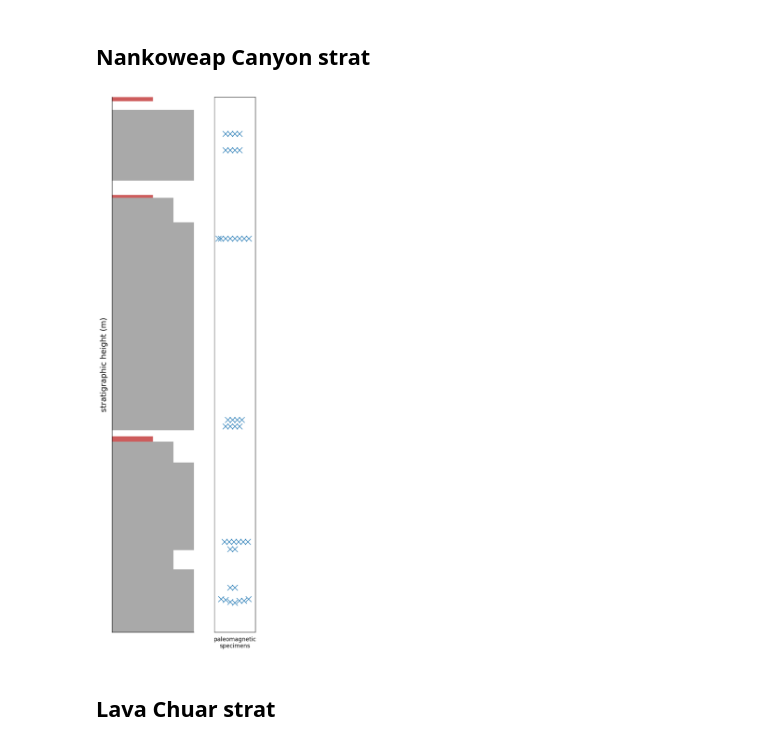
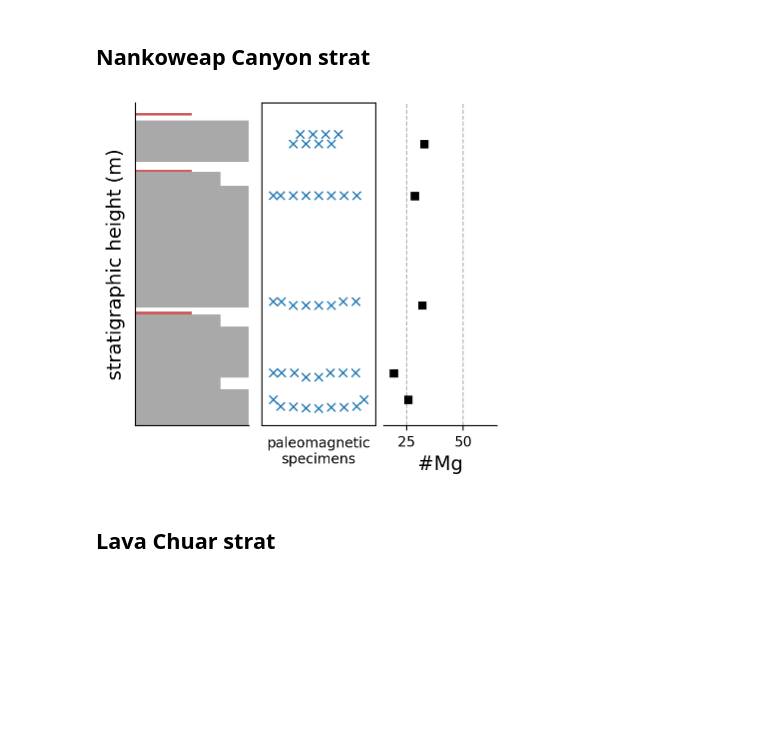
Before and after one commit to Swanson-Hysell-Group/2024_SWLLIP, a Jupyter notebook: code/Cardenas_strat.ipynb, the cells around one changed output. Cells and saved outputs as stored; diff of their text form; code cells hidden in the pictures; blank space fills up the shorter version.

Commit message:
update cardenas strat figure

```diff
--- a/code/Cardenas_strat.ipynb
+++ b/code/Cardenas_strat.ipynb
@@ -44 +63,5 @@ display(Basalt_Canyon_data.head())
+# %%
+Nankoweap_sample_XRF = pd.merge(Nankoweap_sample_strat, new_XRF_norm_major, left_on='sample', right_index=True)
+Lava_Chuar_sample_XRF = pd.merge(Lava_Chuar_sample_strat, new_XRF_norm_major, left_on='sample', right_index=True)
+Basalt_Canyon_sample_XRF = pd.merge(Basalt_Canyon_sample_strat, new_XRF_norm_major, left_on='sample', right_index=True)
 # %% [markdown]
@@ -55,3 +79,7 @@ cover                   white
 sandstone           indianred
 volcaniclastic            tan
 dtype: object
+# %%
+swatches = [717, 602, 0, 607, 715]
+swatch_chart = pd.Series(index=lithology, data = swatches)
+swatch_chart
@@ -72,12 +107,15 @@ dtype: float64
 # %%
 Nankoweap_Canyon_data['color'] = [color_chart[i] for i in Nankoweap_Canyon_data['lithology']]
 Nankoweap_Canyon_data['width'] = [width_chart[i] for i in Nankoweap_Canyon_data['grain size']]
+Nankoweap_Canyon_data['swatch'] = [swatch_chart[i] for i in Nankoweap_Canyon_data['lithology']]
 
 Lava_Chuar_data['color'] = [color_chart[i] for i in Lava_Chuar_data['lithology']]
 Lava_Chuar_data['width'] = [width_chart[i] for i in Lava_Chuar_data['grain size']]
+Lava_Chuar_data['swatch'] = [swatch_chart[i] for i in Lava_Chuar_data['lithology']]
 
 Basalt_Canyon_data['color'] = [color_chart[i] for i in Basalt_Canyon_data['lithology']]
 Basalt_Canyon_data['width'] = [width_chart[i] for i in Basalt_Canyon_data['grain size']]
+Basalt_Canyon_data['swatch'] = [swatch_chart[i] for i in Basalt_Canyon_data['lithology']]
 # %% [markdown]
 ## Nankoweap Canyon strat
 # %%
@@ -85,32 +123,42 @@ Basalt_Canyon_data['width'] = [width_chart[i] for i in Basalt_Canyon_data['grain
 Nankoweap_section = pystrat.Section(Nankoweap_Canyon_data['thickness'], Nankoweap_Canyon_data['lithology'])
 
 # create a pystrat Style from the styling files
-Nankoweap_style = pystrat.Style('facies',Nankoweap_Canyon_data['lithology'],Nankoweap_Canyon_data['color'],
-                         'facies',Nankoweap_Canyon_data['lithology'],Nankoweap_Canyon_data['width'],
-                          0.1, 2)
+Nankoweap_style = pystrat.Style(Nankoweap_Canyon_data['lithology'], Nankoweap_Canyon_data['color'],
+                                Nankoweap_Canyon_data['width'])
 # %%
-fig, ax = pystrat.plot_stratigraphy(Nankoweap_section, Nankoweap_style, ncols = 2, linewidth=0., col_widths=0.5)
+fig, ax = plt.subplots(1, 3, figsize=(4, 3.8), sharey=True, constrained_layout=True)
+Nankoweap_section.plot(Nankoweap_style, ax=ax[0], linewidth=0)
 
 ax[0].set_xticks([])
 ax[0].set_xticklabels([])
+ax[0].set_ylim(0, 135)
 ax[0].set_yticks([0,20,40,60,80,100,120])
 ax[0].set_yticklabels(labels=['0','20','40','60','80','100','120'], fontdict={'size':14})
 ax[0].set_ylabel('stratigraphic height (m)', fontdict={'size':14})
 ax[0].grid(False)
 
-
-sns.swarmplot(y = Nankoweap_sample_strat['strat_level'], marker='x', s=10, edgecolor='k', linewidth=1, ax = ax[1])
+sns.swarmplot(y = Nankoweap_sample_strat['strat_level'], marker='x', s=6, edgecolor=None, linewidth=1, ax = ax[1])
 
 ax[1].set_xlabel('paleomagnetic\nspecimens')
 ax[1].set_ylabel('')
 ax[1].set_xticks([])
 ax[1].set_yticks([])
 ax[1].grid(False)
 
-# plt.savefig('code_output/Nankoweap_strat.pdf', bbox_inches='tight')
+ax[2].plot(Nankoweap_sample_XRF['#Mg'], Nankoweap_sample_XRF['strat_level'], 's', color='black', markersize=5)
+ax[2].set_xlabel('#Mg', fontdict={'size':14})
+ax[2].set_ylabel('')
+ax[2].set_xlim(15, 65)
+ax[2].grid(True, linestyle='--')
+# Remove the top, left, and right spines
+ax[2].spines['top'].set_visible(False)
+ax[2].spines['left'].set_visible(False)
+ax[2].spines['right'].set_visible(False)
+
+plt.savefig('code_output/Nankoweap_strat.pdf', bbox_inches='tight')
 plt.show()
 # %% [output]
-[figure, old version]
+[figure, new version]
 # %% [markdown]
 ## Lava Chuar strat
 # %%
```
Also changed, not shown: parts of 9 cells of this notebook, 4 other files.
